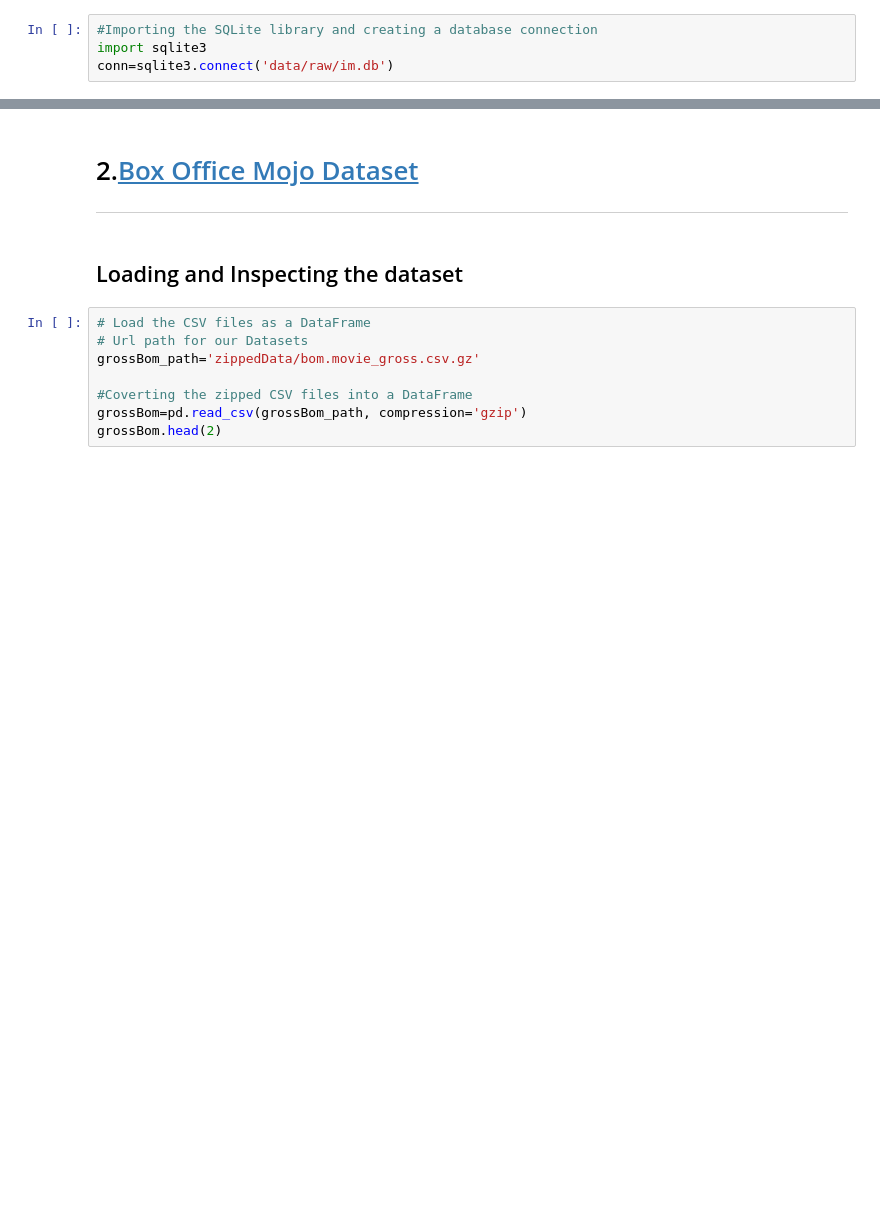
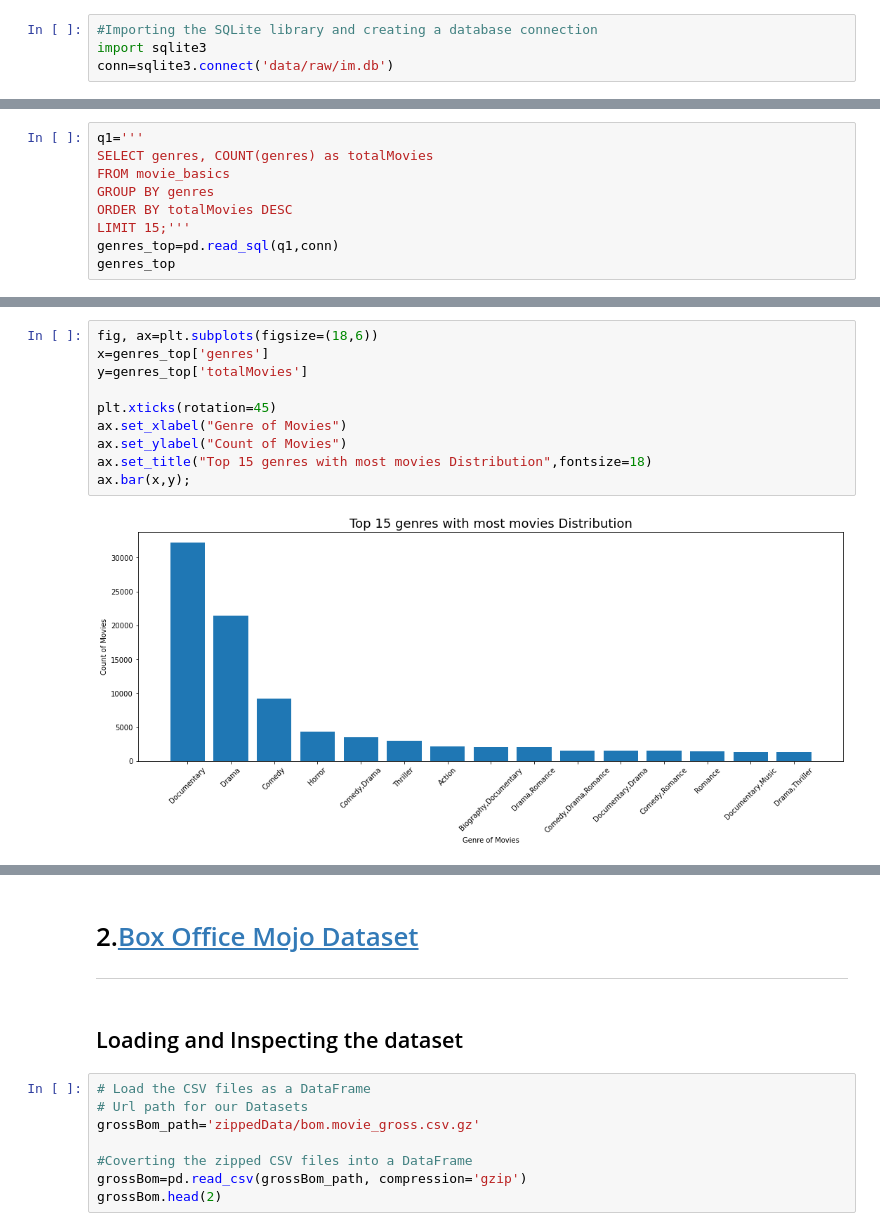
Before and after one commit to nkevin90/Phase-1-Project, a Jupyter notebook: student.ipynb, the cells around one changed output, grey strips where cells are left out. Drawn from its saved outputs; the diff is of its cells as text; blank space fills up the shorter version.

```diff
--- a/student.ipynb
+++ b/student.ipynb
@@ -67,0 +70,9 @@ conn=sqlite3.connect('data/raw/im.db')
+# %%
+q1='''
+SELECT genres, COUNT(genres) as totalMovies
+FROM movie_basics
+GROUP BY genres
+ORDER BY totalMovies DESC
+LIMIT 15;'''
+genres_top=pd.read_sql(q1,conn)
+genres_top
@@ -68 +96,13 @@ conn=sqlite3.connect('data/raw/im.db')
+# %%
+fig, ax=plt.subplots(figsize=(18,6))
+x=genres_top['genres']
+y=genres_top['totalMovies']
+
+plt.xticks(rotation=45)
+ax.set_xlabel("Genre of Movies")
+ax.set_ylabel("Count of Movies")
+ax.set_title("Top 15 genres with most movies Distribution",fontsize=18)
+ax.bar(x,y);
+# %% [output]
+[figure, added]
 # %%
```
Also changed, not shown: parts of 72 cells of this notebook.
